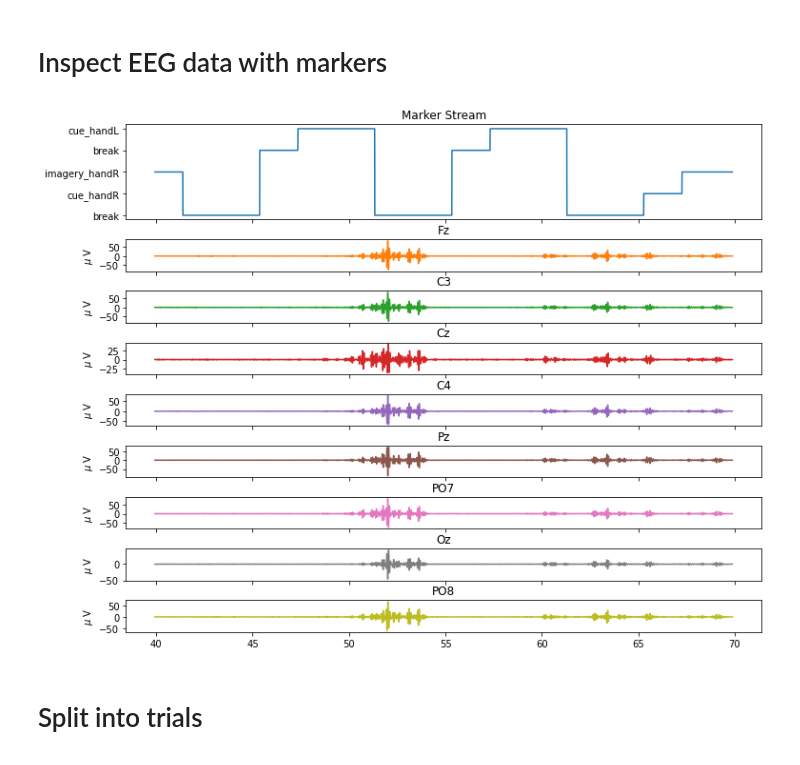
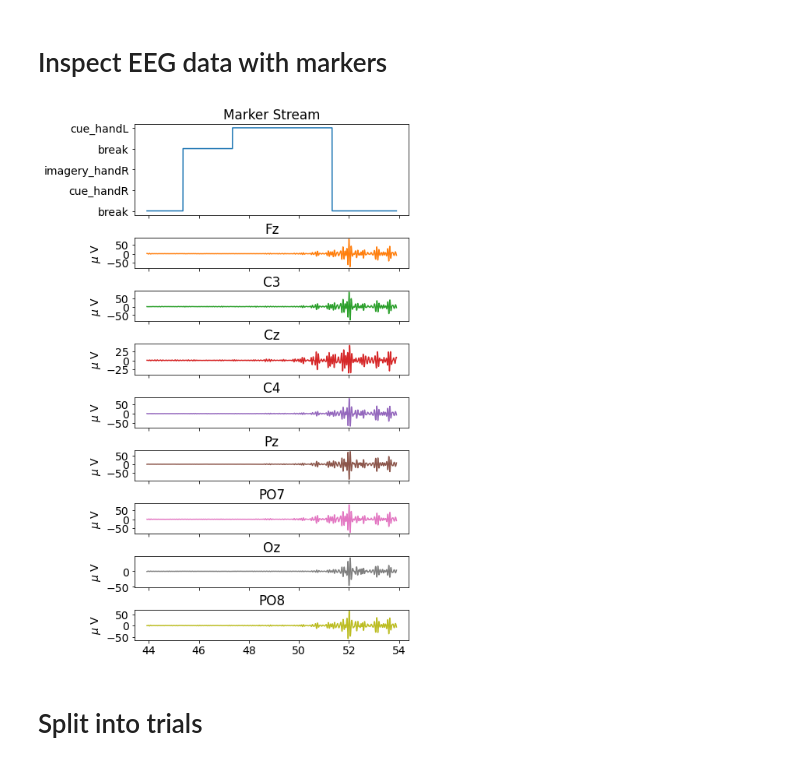
Before and after one commit to Jake-Jay/motor-imagery, a Jupyter notebook: FullPipeline_03_sklearn.ipynb, the cells around one changed output. Cells and saved outputs as stored; diff of their text form; code cells hidden in the pictures.

```diff
--- a/FullPipeline_03_sklearn.ipynb
+++ b/FullPipeline_03_sklearn.ipynb
@@ -82,0 +74,13 @@ visualise.plot_events(
+# %%
+# font = {'family' : 'normal',
+#         'weight' : 'bold',
+#         'size'   : 22}
+plt.rcParams.update({'font.size': 14})
+
+visualise.plot_events(
+    eeg_timestamps,
+    event_timeseries,
+    fs,
+    label2code,
+    window=40
+)
@@ -121,16 +128,17 @@ eeg_notched_bp_norm = preprocess.normalise_eeg(eeg_notched_bp)
 # %% [markdown]
 # Inspect EEG data with markers
 # %%
-# visualise.plot_all(
-#     eeg_timestamps=eeg_timestamps,
-#     event_time_series=event_timeseries,
-#     eeg_data=eeg_notched_bp_norm,
-#     event_labels=event_labels,
-#     fs=fs,
-#     start_time=40
-# )
+visualise.plot_all(
+    eeg_timestamps=eeg_timestamps,
+    event_time_series=event_timeseries,
+    eeg_data=eeg_notched_bp_norm,
+    event_labels=event_labels,
+    fs=fs,
+    start_time=44,
+    window=10
+)
 # %% [output]
-[figure, old version]
+[figure, new version]
 # %% [markdown]
 # Split into trials
 # %%
```
Also changed, not shown: parts of 19 cells of this notebook, 4 other files.
